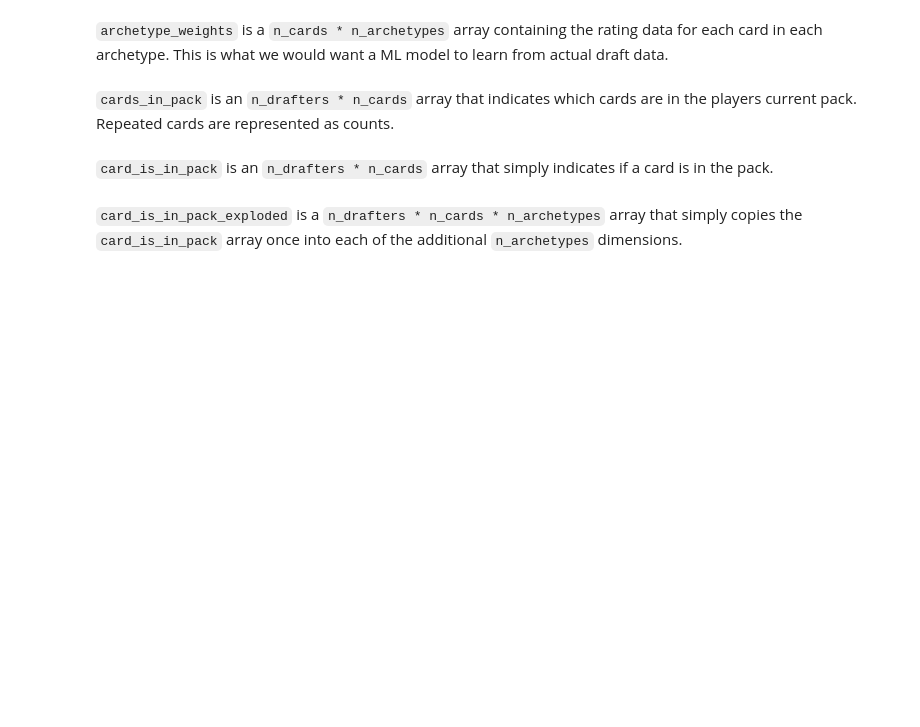
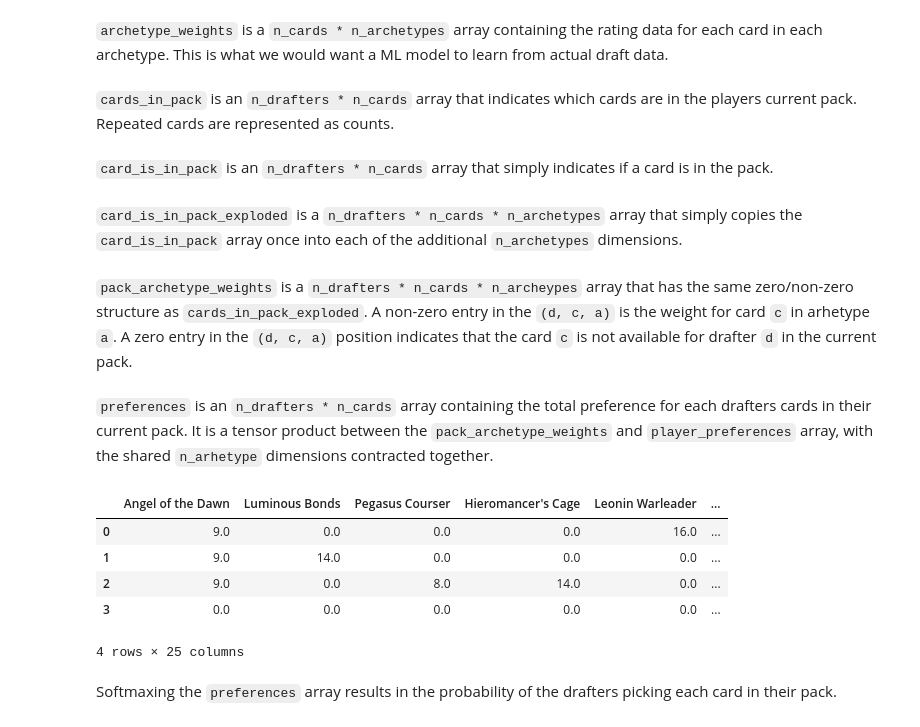
Before and after one commit to madrury/mtg-draftbot, a Jupyter notebook: drafting-linear-algebra.ipynb, the cells around one changed output. Saved outputs shown, nothing was run; the diff lists cells and outputs as text; code cells hidden in the pictures; blank space fills up the shorter version.

Commit message:
Finish drafting exposition notebook with tensor operations.

```diff
--- a/drafting-linear-algebra.ipynb
+++ b/drafting-linear-algebra.ipynb
@@ -11,11 +11,11 @@ import json
 # %%
 N_DRAFTERS = 4
 
-M19_DECK_ARCHYTYPES = ("WU", "WB", "WR", "WG", "UB", "UR", "UG", "BR", "BG", "GR")
+M19_DECK_ARCHYTYPES = ["WR", "UB", "GR", "WB", "UG", "WU", "BR", "WG", "UR", "BG"]
 N_ARCHETYPES = len(M19_DECK_ARCHYTYPES)
 # %%
 CARD_VALUES_DICT = json.load(open('data/m19-custom-card-values-tuples-reduced.json'))['values']
-CARD_NAMES = list(card_values)
+CARD_NAMES = list(CARD_VALUES_DICT)
 N_CARDS = len(CARD_NAMES)
 # %% [markdown]
 `player_preferences` is an `n_draters * n_arhetypes` array that tracks the player's preference for each archetype.  It is updated each time a player makes a draft pick.
@@ -61,5 +61,12 @@ card_is_in_pack = np.sign(cards_in_pack)
 card_is_in_pack_exploded = np.repeat(card_is_in_pack[:, :, np.newaxis], N_ARCHETYPES, axis=2)
 
 assert(card_is_in_pack_exploded.shape == (N_DRAFTERS, N_CARDS, N_ARCHETYPES))
+# %% [markdown]
+`pack_archetype_weights` is a `n_drafters * n_cards * n_archeypes` array that has the same zero/non-zero structure as `cards_in_pack_exploded`.  A non-zero entry in the `(d, c, a)` is the weight for card `c` in arhetype `a`.  A zero entry in the `(d, c, a)` position indicates that the card `c` is not available for drafter `d` in the current pack.
 # %%
-par = np.einsum('dca,ca->dca', card_is_in_pack_exploded, archetype_weights)
+pack_archetype_weights = np.einsum(
+    'dca,ca->dca', card_is_in_pack_exploded, archetype_weights)
+
+assert(pack_archetype_weights.shape == (N_DRAFTERS, N_CARDS, N_ARCHETYPES))
+# %% [markdown]
+`preferences` is an `n_drafters * n_cards` array containing the total preference for each drafters cards in their current pack.  It is a tensor product between the `pack_archetype_weights` and `player_preferences` array, with the shared `n_arhetype` dimensions contracted together.
@@ -65,0 +75,12 @@ par = np.einsum('dca,ca->dca', card_is_in_pack_exploded, archetype_weights)
+# %%
+preferences_df = pd.DataFrame(preferences, columns=CARD_NAMES)
+preferences_df
+# %% [output]
+|  | Angel of the Dawn | Luminous Bonds | Pegasus Courser | Hieromancer's Cage | Leonin Warleader | ... |
+| 0 | 9.0 | 0.0 | 0.0 | 0.0 | 16.0 | ... |
+| 1 | 9.0 | 14.0 | 0.0 | 0.0 | 0.0 | ... |
+| 2 | 9.0 | 0.0 | 8.0 | 14.0 | 0.0 | ... |
+| 3 | 0.0 | 0.0 | 0.0 | 0.0 | 0.0 | ... |
+4 rows × 25 columns
+# %% [markdown]
+Softmaxing the `preferences` array results in the probability of the drafters picking each card in their pack.
```
Also changed, not shown: parts of 13 cells of this notebook.
